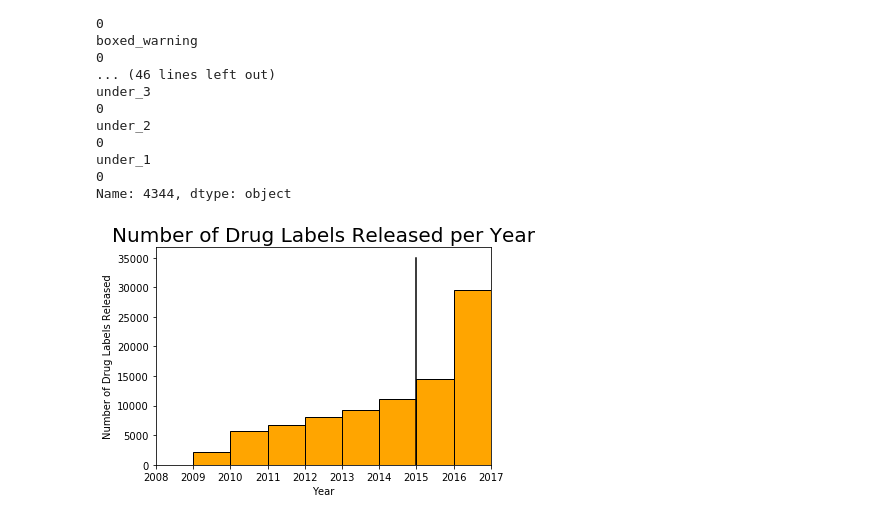
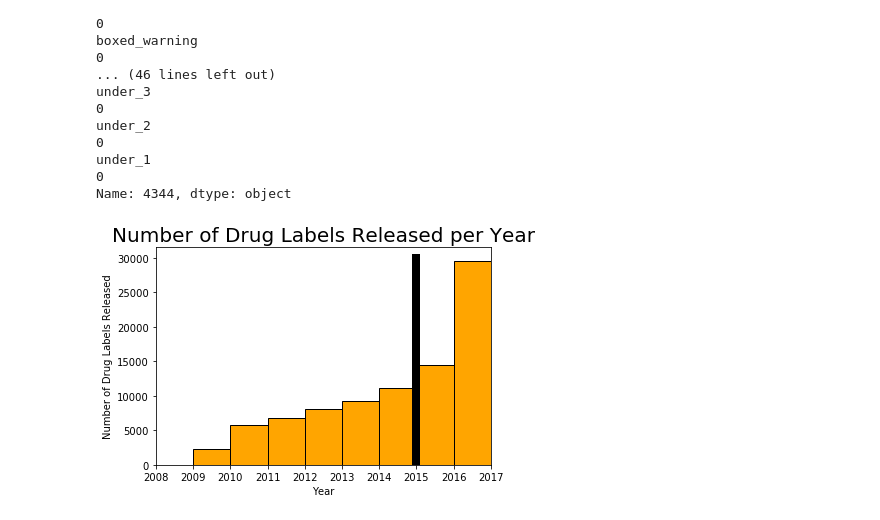
Before and after one commit to ariburian/Capstone_FDA_Recalls, a Jupyter notebook: capstone_project/datasets/labels_w_recalls.ipynb, the cells around one changed output. Drawn from its saved outputs; the diff is of its cells as text; code cells hidden in the pictures.

Commit message:
added visualizations

```diff
--- a/capstone_project/datasets/labels_w_recalls.ipynb
+++ b/capstone_project/datasets/labels_w_recalls.ipynb
@@ -396,6 +396,10 @@ plt.hist(new_list_yrs,bins=[0,1,2,3,4,5,6],color='violet',edgecolor='black')
 plt.xlabel('Time in Years from Release to Recall')
 plt.ylabel('Number of Drugs with a Recall')
 plt.title('Time Between Release and Recall',size=20)
+x=[2,2]
+y=[0,140]
+plt.plot(x,y,color='black',ls='dashed',linewidth=8)
+#plt.ylim(0,5000)
 plt.savefig("hist_time_until_recall.png")
 # %% [output]
 87011   1972-07-11 00:00:00
@@ -468,12 +472,12 @@ Name: 4344, dtype: object
 # %%
 plt.hist(df_merge['year'], bins=[2008,2009,2010,2011,2012,2013,2014,2015,2016,2017],color='orange',edgecolor='black')
 plt.xlim(2008,2017)
 plt.xlabel('Year')
 plt.ylabel('Number of Drug Labels Released')
 x=[2015,2015]
-y=[0,35000]
-plt.plot(x,y,color='black')
+y=[0,30000]
+plt.plot(x,y,color='black',linewidth=8)
 plt.title('Number of Drug Labels Released per Year',size=20)
 plt.savefig('drug_releases_per_year.png')
 # %% [output]
-[figure, old version]
+[figure, new version]
```
Also changed, not shown: parts of 1 cell of this notebook, 5 other files.
